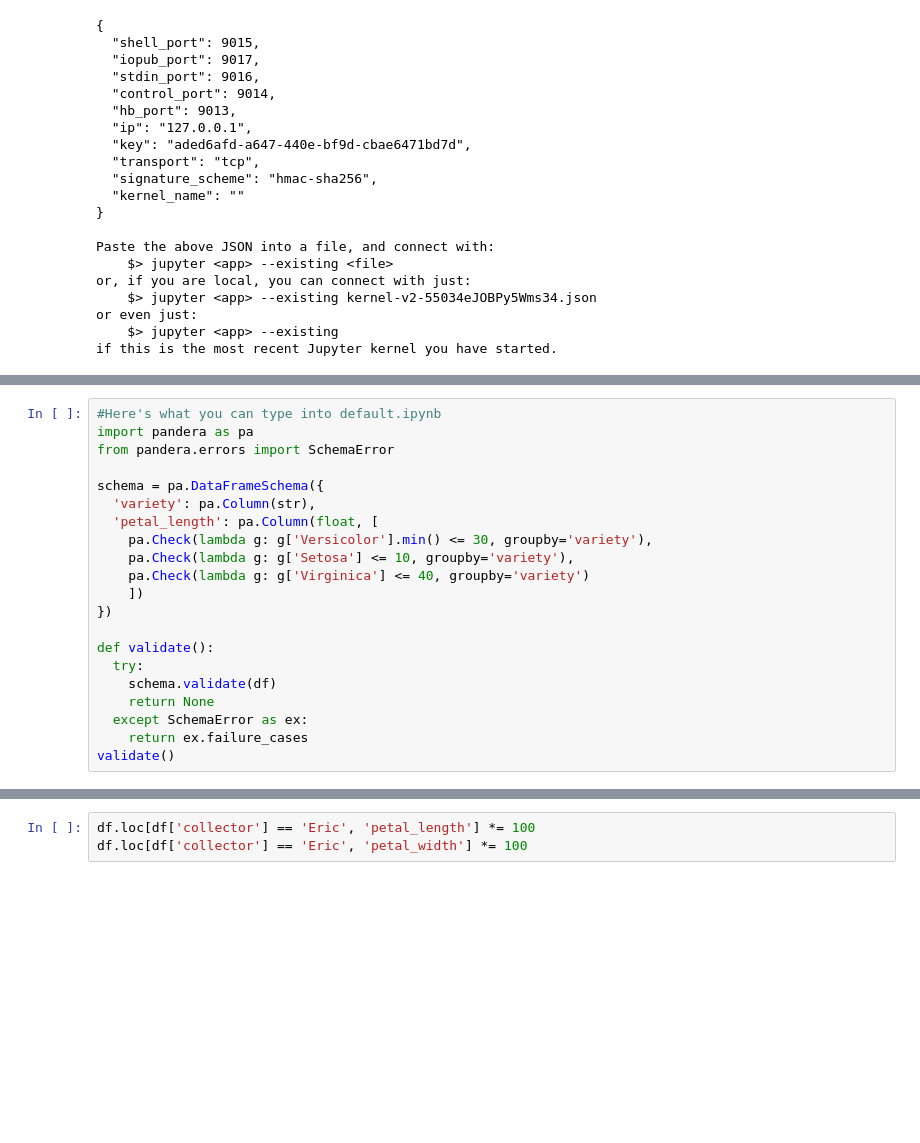
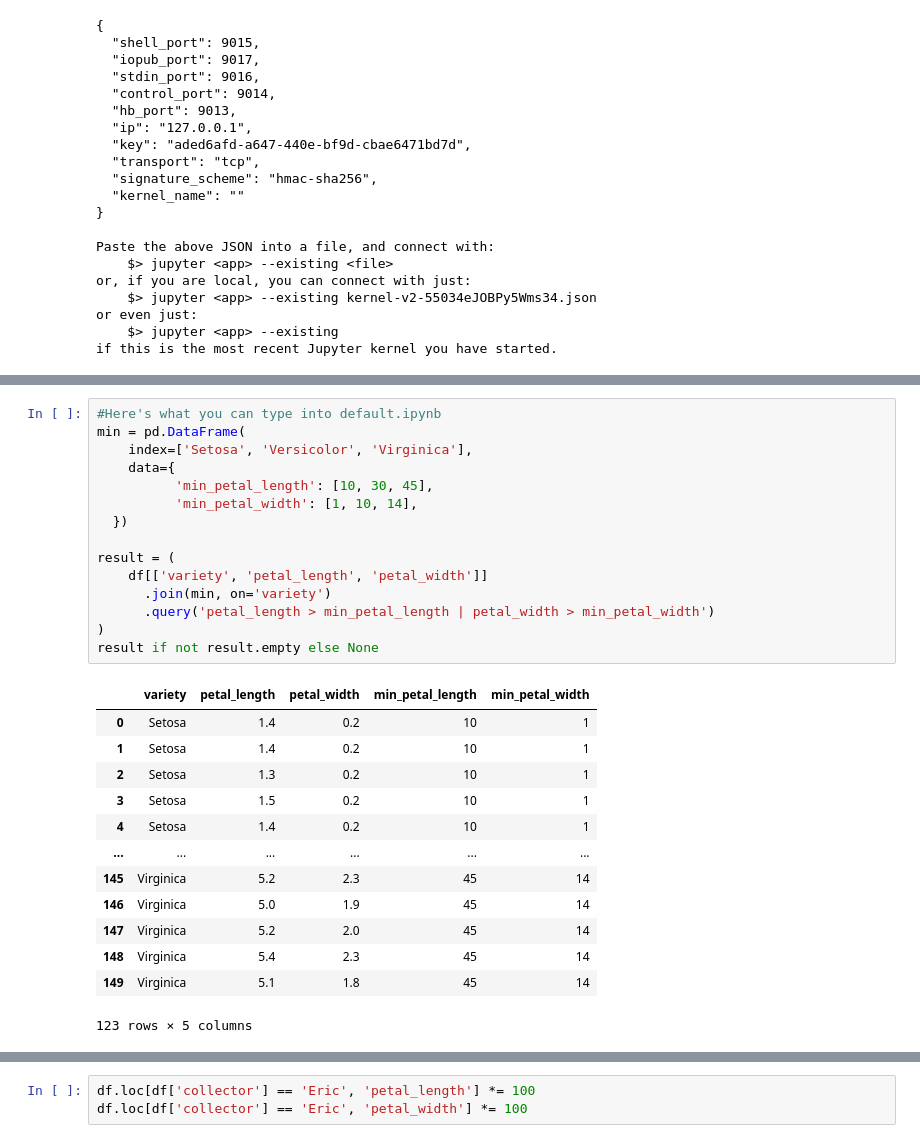
Before and after one commit to getdatachimp/demo, a Jupyter notebook: prep/ex1_finished.ipynb, the cells around one changed output, grey strips where cells are left out. Saved outputs shown, nothing was run; the diff lists cells and outputs as text; blank space fills up the shorter version.

Commit message:
remove pandera from default.ipynb

```diff
--- a/prep/ex1_finished.ipynb
+++ b/prep/ex1_finished.ipynb
@@ -189,21 +166,29 @@ if this is the most recent Jupyter kernel you have started.
-# %%
-#Here's what you can type into default.ipynb
-import pandera as pa
-from pandera.errors import SchemaError
-
-schema = pa.DataFrameSchema({
-  'variety': pa.Column(str),
-  'petal_length': pa.Column(float, [
-    pa.Check(lambda g: g['Versicolor'].min() <= 30, groupby='variety'),
-    pa.Check(lambda g: g['Setosa'] <= 10, groupby='variety'),
-    pa.Check(lambda g: g['Virginica'] <= 40, groupby='variety')
-    ])
-})
-
-def validate():
-  try:
-    schema.validate(df)
-    return None
-  except SchemaError as ex:
-    return ex.failure_cases
-validate()
+# %%
+#Here's what you can type into default.ipynb
+min = pd.DataFrame(
+    index=['Setosa', 'Versicolor', 'Virginica'],
+    data={
+          'min_petal_length': [10, 30, 45],
+          'min_petal_width': [1, 10, 14],
+  })
+
+result = (
+    df[['variety', 'petal_length', 'petal_width']]
+      .join(min, on='variety')
+      .query('petal_length > min_petal_length | petal_width > min_petal_width')
+)
+result if not result.empty else None
+# %% [output]
+|  | variety | petal_length | petal_width | min_petal_length | min_petal_width |
+| 0 | Setosa | 1.4 | 0.2 | 10 | 1 |
+| 1 | Setosa | 1.4 | 0.2 | 10 | 1 |
+| 2 | Setosa | 1.3 | 0.2 | 10 | 1 |
+| 3 | Setosa | 1.5 | 0.2 | 10 | 1 |
+| 4 | Setosa | 1.4 | 0.2 | 10 | 1 |
+| ... | ... | ... | ... | ... | ... |
+| 145 | Virginica | 5.2 | 2.3 | 45 | 14 |
+| 146 | Virginica | 5.0 | 1.9 | 45 | 14 |
+| 147 | Virginica | 5.2 | 2.0 | 45 | 14 |
+| 148 | Virginica | 5.4 | 2.3 | 45 | 14 |
+| 149 | Virginica | 5.1 | 1.8 | 45 | 14 |
+123 rows × 5 columns
```
Also changed, not shown: parts of 2 cells of this notebook, 1 other file.
